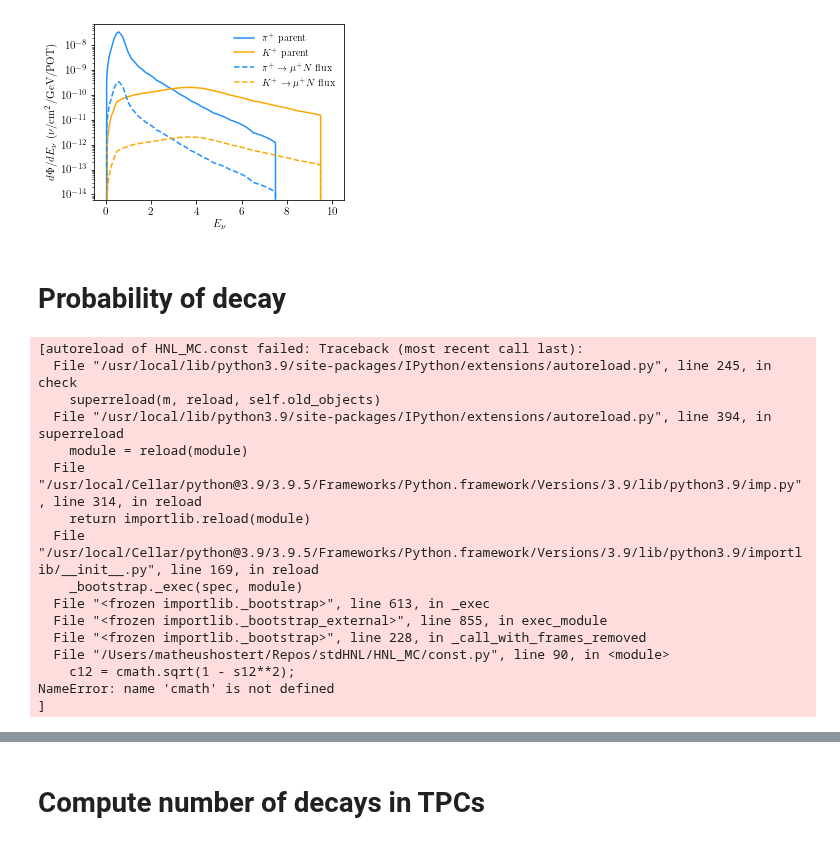
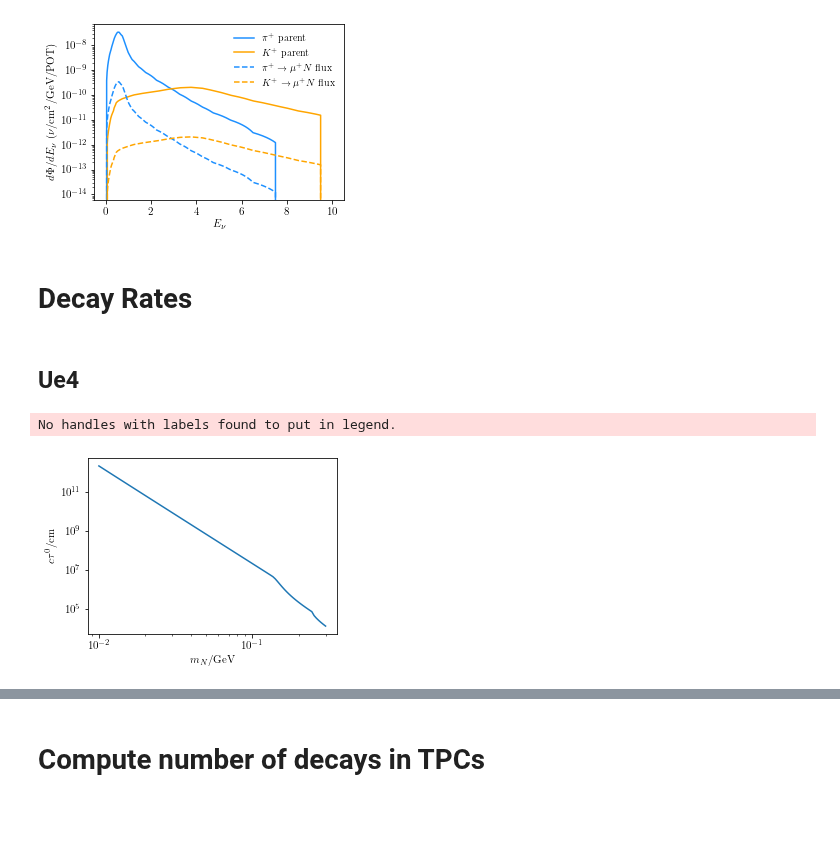
Before and after one commit to mhostert/HNL-DIF, a Jupyter notebook: compute_HNL_flux.ipynb, the cells around one changed output, grey strips where cells are left out. Drawn from its saved outputs; the diff is of its cells as text; code cells hidden in the pictures; blank space fills up the shorter version.

```diff
--- a/compute_HNL_flux.ipynb
+++ b/compute_HNL_flux.ipynb
@@ -106,27 +100,40 @@ ax.patch.set_facecolor('None')
 fig.savefig("plots/HNL_fluxes_mN_150.png", dpi=400)
 # %% [output]
 [figure]
-# %% [markdown]
-# Probability of decay
+# %% [markdown]
+# Decay Rates
 # %%
 UMU4 = np.sqrt(1e-4)
-my_hnl = model.hnl_model(m4=0.150, mixings=[0.0,UMU4, 0.0])
-
+my_hnl = model.hnl_model(m4=0.120, mixings=[0.0,UMU4, 0.0])
 my_hnl.set_high_level_variables()
+my_hnl.compute_rates()
-# %% [output]
-[autoreload of HNL_MC.const failed: Traceback (most recent call last):
-  File "/usr/local/lib/python3.9/site-packages/IPython/extensions/autoreload.py", line 245, in check
-    superreload(m, reload, self.old_objects)
-  File "/usr/local/lib/python3.9/site-packages/IPython/extensions/autoreload.py", line 394, in superreload
-    module = reload(module)
-  File "/usr/local/Cellar/python@3.9/3.9.5/Frameworks/Python.framework/Versions/3.9/lib/python3.9/imp.py", line 314, in reload
-    return importlib.reload(module)
-  File "/usr/local/Cellar/python@3.9/3.9.5/Frameworks/Python.framework/Versions/3.9/lib/python3.9/importlib/__init__.py", line 169, in reload
-    _bootstrap._exec(spec, module)
-  File "<frozen importlib._bootstrap>", line 613, in _exec
-  File "<frozen importlib._bootstrap_external>", line 855, in exec_module
-  File "<frozen importlib._bootstrap>", line 228, in _call_with_frames_removed
-  File "/Users/matheushostert/Repos/stdHNL/HNL_MC/const.py", line 90, in <module>
-    c12 = cmath.sqrt(1 - s12**2);
-NameError: name 'cmath' is not defined
-]
+# %% [markdown]
+## Ue4
+# %%
+# Compute all the decay rates and branching ratios
+M4=np.logspace(-2,np.log10(0.300),100)
+USQR = 1e-6
+ctaus=[]
+for j in range(len(M4)):
+    my_hnl = model.hnl_model(m4=M4[j], mixings=[np.sqrt(USQR),0, 0.0])
+    my_hnl.set_high_level_variables()
+    my_hnl.compute_rates()
+    ctaus.append(my_hnl.ctau0)
+ctaus=np.array(ctaus)
+# %%
+fig = plt.figure()
+ax = fig.add_axes(plot_style.axes_form)
+
+ax.plot(M4,ctaus)
+
+ax.set_xlabel(r"$m_N$/GeV")
+ax.set_ylabel(r"$c\tau^0/$cm")
+ax.set_xscale('log')
+ax.set_yscale('log')
+# ax.set_ylim(1e-5,1)
+ax.legend(loc='lower left', frameon=False, ncol=1,fontsize=9)
+ax.patch.set_facecolor('None')
+fig.savefig("plots/lifetime_e-only.png", dpi=400)
+# %% [output]
+No handles with labels found to put in legend.
+[figure, added]
```
Also changed, not shown: parts of 24 cells of this notebook, 21 other files.
